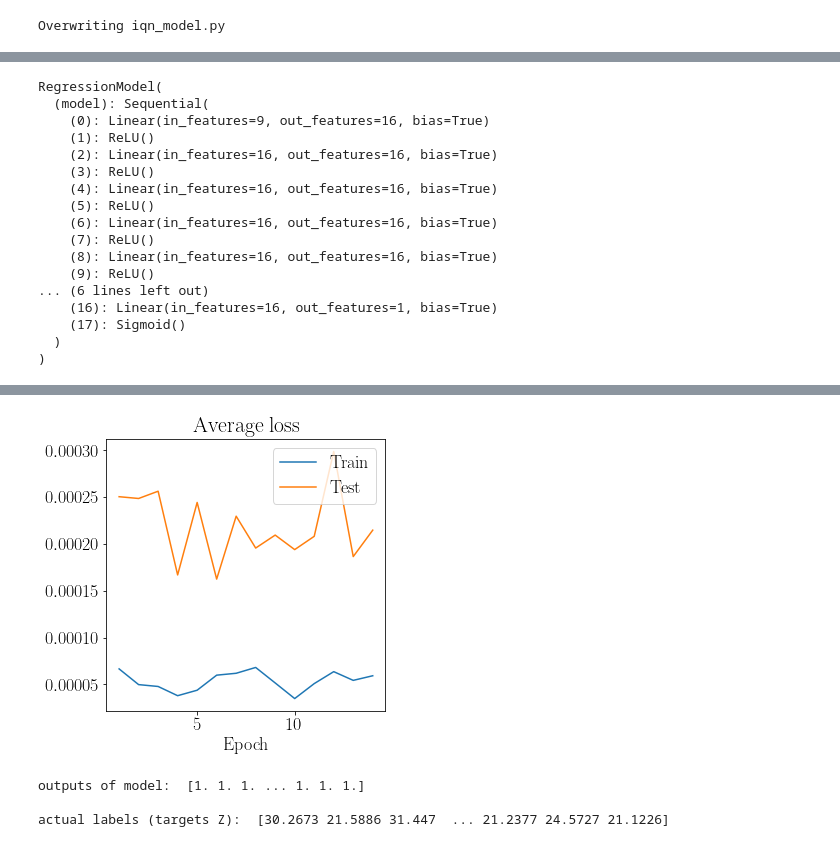
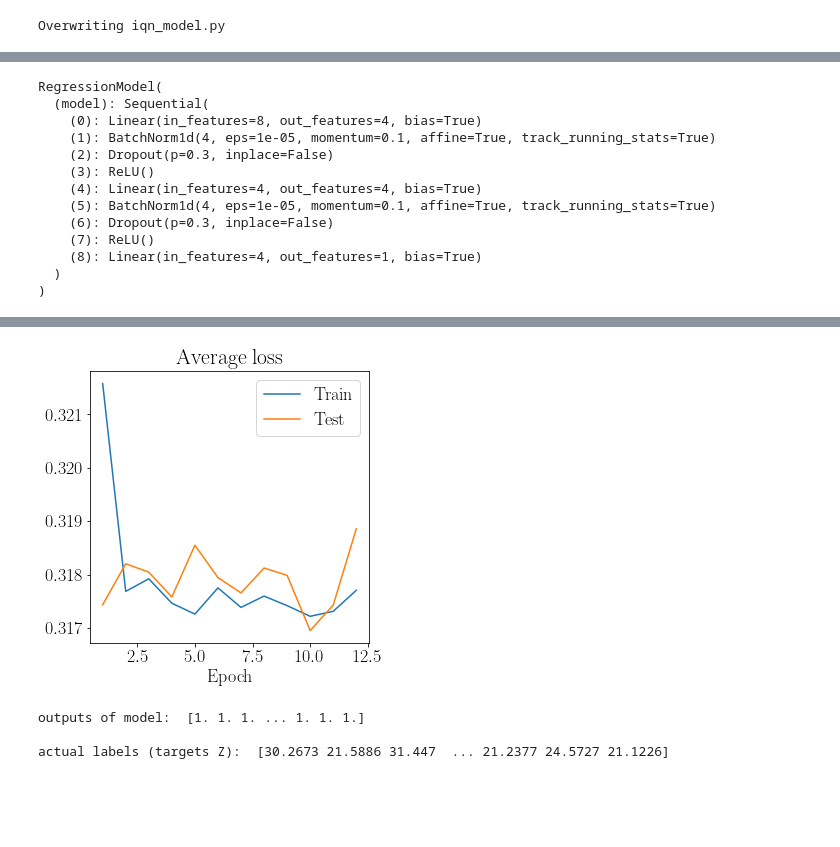
Before and after one commit to AliAlkadhim/IQN_HEP, a Jupyter notebook: Estimate_pT_IQN.ipynb, the cells around one changed output, grey strips where cells are left out. Cells and saved outputs as stored; diff of their text form; code cells hidden in the pictures; blank space fills up the shorter version.

Commit message:
committing images

```diff
--- a/Estimate_pT_IQN.ipynb
+++ b/Estimate_pT_IQN.ipynb
@@ -418,32 +429,2 @@ model = nn.Sequential(nn.Linear( 8, 50),
 # %% [output]
 Overwriting iqn_model.py
-# %%
-import iqn_model as iqn
-importlib.reload(iqn)
-model = iqn.model
-print(model)
-
-n_batch       = 50
-n_iterations  = 200000
-
-learning_rate = 2.e-4
-optimizer     = torch.optim.Adam(model.parameters(),
-                                 lr=learning_rate)
-
-traces = ([], [], [])
-traces_step = 10
-
-traces = ut.train(model, optimizer,
-                  ut.average_quantile_loss,
-                  ut.get_batch,
-                  train_x, train_t,
-                  valid_x, valid_t,
-                  n_batch,
-                  n_iterations,
-                  traces,
-                  step=traces_step)
-
-ut.plot_average_loss(traces)
-
-# save model parameter dictionary
-torch.save(model.state_dict(), 'iqn_model.dict')
@@ -519,9 +483,9 @@ TypeError: '(0, slice(None, None, None))' is an invalid key
 # %%
-batch_size=10
+batch_size=50
 train_loader = torch.utils.data.DataLoader(train_dataset,
                                            batch_size=batch_size,
                                            num_workers=6,
-                                           shuffle=False)
+                                           shuffle=True)
 
 test_loader = torch.utils.data.DataLoader(test_dataset,
                                           batch_size=batch_size, num_workers=6)
@@ -590,25 +500,21 @@ train_data.shape =  (75000, 9)
 # %%
-model =  RegressionModel(nfeatures=train_data.shape[1],
+model =  utils.RegressionModel(nfeatures=train_data.shape[1],
                ntargets=1,
-               nlayers=8,
-               hidden_size=16,
+               nlayers=2,
+               hidden_size=4,
                dropout=0.3)
 print(model)
 # %% [output]
 RegressionModel(
   (model): Sequential(
-    (0): Linear(in_features=9, out_features=16, bias=True)
-    (1): ReLU()
-    (2): Linear(in_features=16, out_features=16, bias=True)
+    (0): Linear(in_features=8, out_features=4, bias=True)
+    (1): BatchNorm1d(4, eps=1e-05, momentum=0.1, affine=True, track_running_stats=True)
+    (2): Dropout(p=0.3, inplace=False)
     (3): ReLU()
-    (4): Linear(in_features=16, out_features=16, bias=True)
-    (5): ReLU()
-    (6): Linear(in_features=16, out_features=16, bias=True)
+    (4): Linear(in_features=4, out_features=4, bias=True)
+    (5): BatchNorm1d(4, eps=1e-05, momentum=0.1, affine=True, track_running_stats=True)
+    (6): Dropout(p=0.3, inplace=False)
     (7): ReLU()
-    (8): Linear(in_features=16, out_features=16, bias=True)
-    (9): ReLU()
-... (6 lines left out)
-    (16): Linear(in_features=16, out_features=1, bias=True)
-    (17): Sigmoid()
+    (8): Linear(in_features=4, out_features=1, bias=True)
   )
 )
@@ -692,7 +522,7 @@ class RegressionEngine:
 def train(optimizer, engine, early_stopping_iter, epochs, save_model=False):
     train_losses, test_losses = [], []
     optimizer = torch.optim.Adam(model.parameters(), lr = 0.001)
-    eng = RegressionEngine(model=model, optimizer = optimizer)
+    eng = utils.RegressionEngine(model=model, optimizer = optimizer)
     best_loss = np.inf
     early_stopping_iter = 10
     early_stopping_counter = 0
@@ -739,7 +569,7 @@ def train(optimizer, engine, early_stopping_iter, epochs, save_model=False):
 # %%
 optimizer = torch.optim.Adam(model.parameters(), lr = 0.01)
 train_losses, test_losses=train(optimizer,
-      engine =RegressionEngine(model=model, optimizer = optimizer),
+      engine =utils.RegressionEngine(model=model, optimizer = optimizer),
       early_stopping_iter = 20,
       epochs=1000)
 # %% [output]
@@ -761,4 +589,4 @@ Epoch : 14        , Training Loss: 5.45759e-05, Test Loss: 0.000183252
-[figure, old version]
+[figure, new version]
 # %%
 np.array(train_losses).shape, np.array(test_losses).shape
 # %%
```
Also changed, not shown: parts of 23 cells of this notebook, 11 other files.
